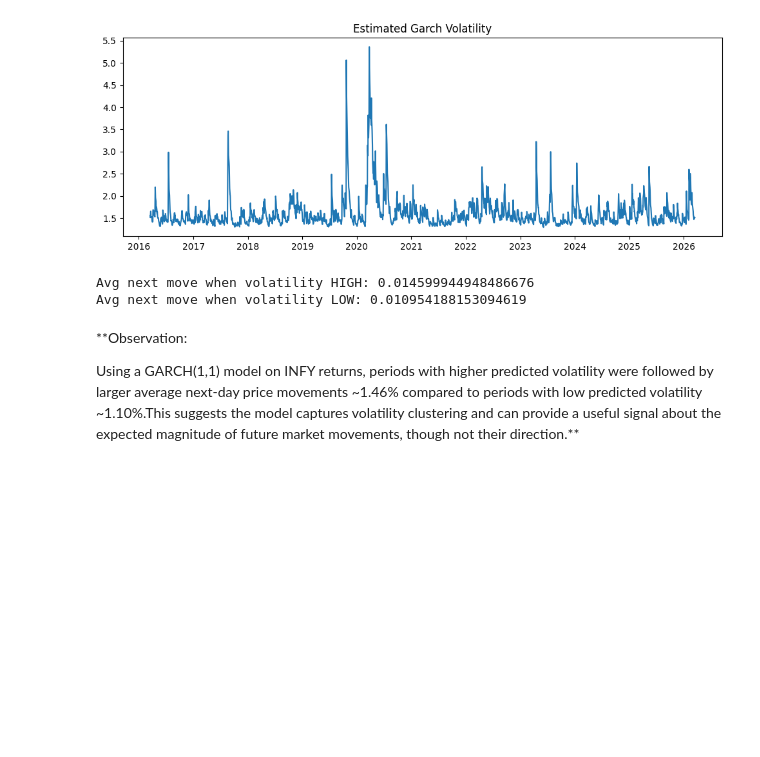
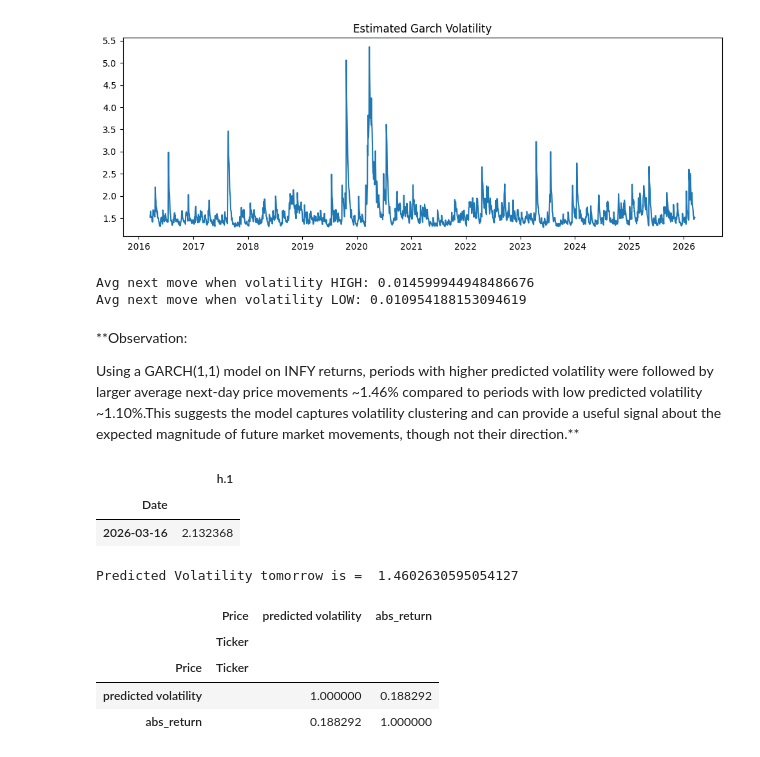
Before and after one commit to sYanXO/Volatility-Regime-Analysis, a Jupyter notebook: Volatility_Forecasting.ipynb, the cells around one changed output. Drawn from its saved outputs; the diff is of its cells as text; code cells hidden in the pictures; blank space fills up the shorter version.

```diff
--- a/Volatility_Forecasting.ipynb
+++ b/Volatility_Forecasting.ipynb
@@ -125,3 +109,15 @@ Avg next move when volatility LOW: 0.010954188153094619
 
 
 Using a GARCH(1,1) model on INFY returns, periods with higher predicted volatility were followed by larger average next-day price movements ~1.46% compared to periods with low predicted volatility ~1.10%.This suggests the model captures volatility clustering and can provide a useful signal about the expected magnitude of future market movements, though not their direction.**
+# %%
+forecast = result.forecast(horizon=1)
+forecast.variance.tail()
+# %% [output]
+|  | h.1 |
+| Date |  |
+| 2026-03-16 | 2.132368 |
+# %%
+predicted_volatility = np.sqrt(forecast.variance.iloc[-1,0])
+print("Predicted Volatility tomorrow is = ", predicted_volatility)
+# %% [output]
+Predicted Volatility tomorrow is =  1.4602630595054127
@@ -127,0 +126,14 @@ Using a GARCH(1,1) model on INFY returns, periods with higher predicted volatili
+# %%
+data["predicted volatility"] = result.conditional_volatility.shift(1)
+
+
+
+data["abs_return"] = data["returns"].abs()
+
+data[["predicted volatility","abs_return"]].corr()
+# %% [output]
+|  | Price | predicted volatility | abs_return |
+|  | Ticker |  |  |
+| Price | Ticker |  |  |
+| predicted volatility |  | 1.000000 | 0.188292 |
+| abs_return |  | 0.188292 | 1.000000 |
```
Also changed, not shown: parts of 4 cells of this notebook.
